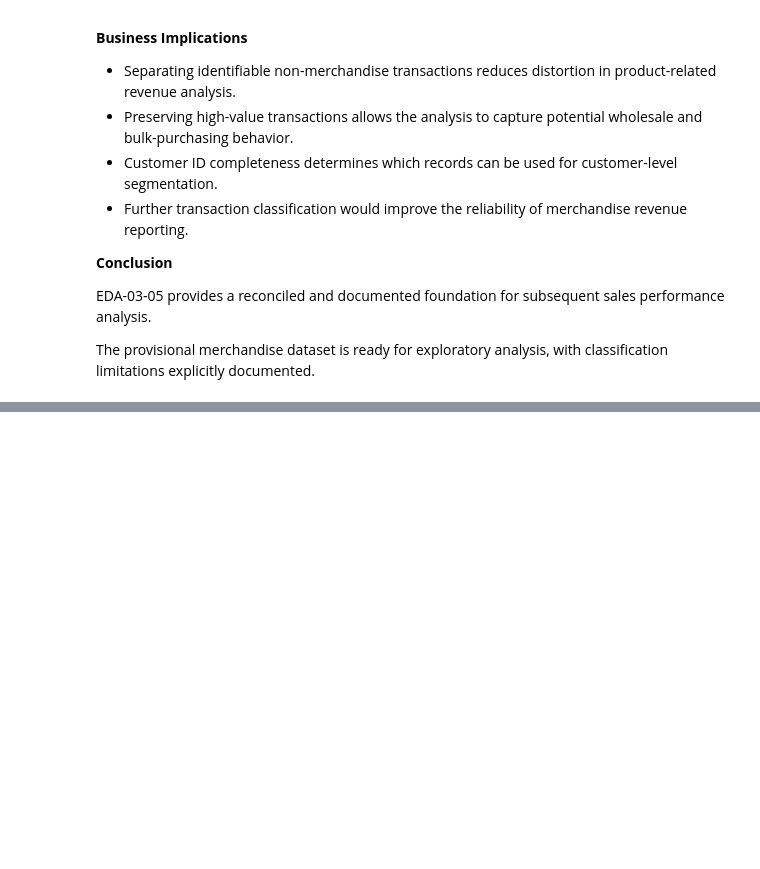
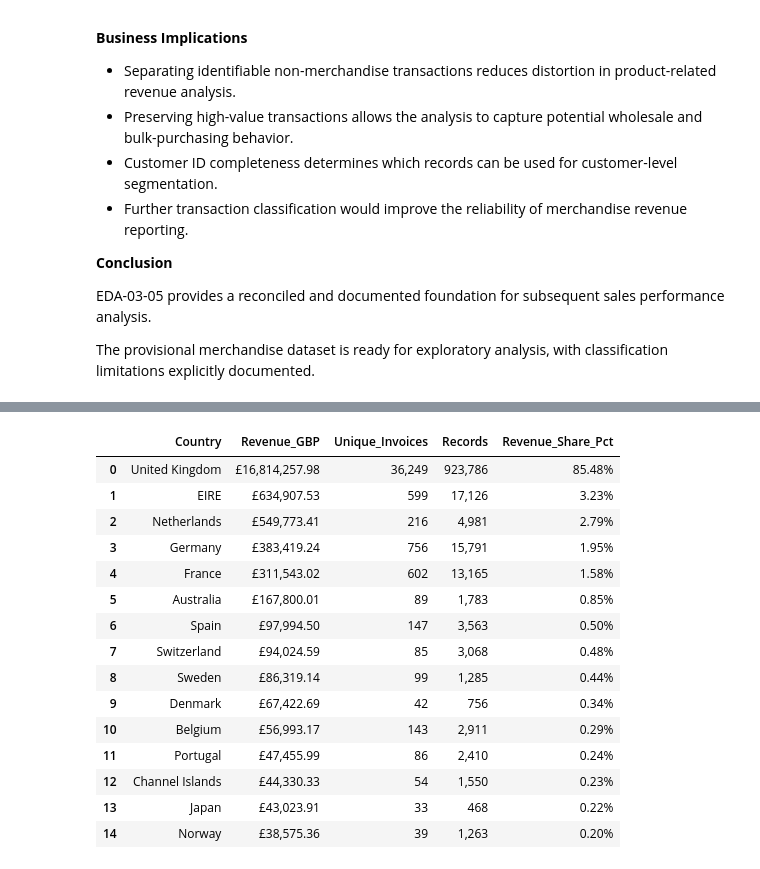
Before and after one commit to yoonjusong-analytics/ecommerce-customer-sales-analysis, a Jupyter notebook: notebooks/03_exploratory_data_analysis.ipynb, the cells around one changed output, grey strips where cells are left out. Cells and saved outputs as stored; diff of their text form; code cells hidden in the pictures; blank space fills up the shorter version.

```diff
--- a/notebooks/03_exploratory_data_analysis.ipynb
+++ b/notebooks/03_exploratory_data_analysis.ipynb
@@ -4238,0 +4208,94 @@ Product Total: £19,690,420.57
+# %%
+
+# EDA-04-03-01-01 | Country Sales Aggregation
+
+import pandas as pd
+import numpy as np
+
+# 1. Use provisional merchandise sales dataset
+geo_df = merchandise_sales_df.copy()
+
+# 2. Aggregate country-level performance
+country_sales_df = (
+    geo_df.groupby("Country", dropna=False)
+    .agg(
+        Revenue_GBP=("Sales", "sum"),
+        Unique_Invoices=("Invoice", "nunique"),
+        Records=("Invoice", "size")
+    )
+    .reset_index()
+)
+
+# 3. Calculate revenue share
+total_revenue = geo_df["Sales"].sum()
+
+country_sales_df["Revenue_Share_Pct"] = (
+    country_sales_df["Revenue_GBP"]
+    / total_revenue * 100
+)
+
+# 4. Sort by revenue
+country_sales_df = (
+    country_sales_df
+    .sort_values("Revenue_GBP", ascending=False)
+    .reset_index(drop=True)
+)
+
+# 5. Display formatted summary
+display(
+    country_sales_df.head(15).style.format({
+        "Revenue_GBP": "£{:,.2f}",
+        "Unique_Invoices": "{:,}",
+        "Records": "{:,}",
+        "Revenue_Share_Pct": "{:.2f}%"
+    })
+)
+
+# 6. Validation
+aggregated_revenue = country_sales_df["Revenue_GBP"].sum()
+aggregated_records = country_sales_df["Records"].sum()
+
+revenue_check = np.isclose(
+    aggregated_revenue, total_revenue
+)
+
+record_check = (
+    aggregated_records == len(geo_df)
+)
+
+share_check = np.isclose(
+    country_sales_df["Revenue_Share_Pct"].sum(),
+    100.0
+)
+
+print("\n=== Geographic Sales Summary ===")
+print(f"Total Countries: {len(country_sales_df):,}")
+print(f"Total Records: {aggregated_records:,}")
+print(f"Total Revenue: £{aggregated_revenue:,.2f}")
+
+print("\n=== Validation ===")
+print(f"Revenue Reconciliation: {revenue_check}")
+print(f"Record Reconciliation: {record_check}")
+print(f"Revenue Share Reconciliation: {share_check}")
+
+if all([revenue_check, record_check, share_check]):
+    print("\nEDA-04-03-01 Country Sales Aggregation: PASS")
+else:
+    print("\nEDA-04-03-01 Country Sales Aggregation: REVIEW")
+# %% [output]
+|  | Country | Revenue_GBP | Unique_Invoices | Records | Revenue_Share_Pct |
+| 0 | United Kingdom | £16,814,257.98 | 36,249 | 923,786 | 85.48% |
+| 1 | EIRE | £634,907.53 | 599 | 17,126 | 3.23% |
+| 2 | Netherlands | £549,773.41 | 216 | 4,981 | 2.79% |
+| 3 | Germany | £383,419.24 | 756 | 15,791 | 1.95% |
+| 4 | France | £311,543.02 | 602 | 13,165 | 1.58% |
+| 5 | Australia | £167,800.01 | 89 | 1,783 | 0.85% |
+| 6 | Spain | £97,994.50 | 147 | 3,563 | 0.50% |
+| 7 | Switzerland | £94,024.59 | 85 | 3,068 | 0.48% |
+| 8 | Sweden | £86,319.14 | 99 | 1,285 | 0.44% |
+| 9 | Denmark | £67,422.69 | 42 | 756 | 0.34% |
+| 10 | Belgium | £56,993.17 | 143 | 2,911 | 0.29% |
+| 11 | Portugal | £47,455.99 | 86 | 2,410 | 0.24% |
+| 12 | Channel Islands | £44,330.33 | 54 | 1,550 | 0.23% |
+| 13 | Japan | £43,023.91 | 33 | 468 | 0.22% |
+| 14 | Norway | £38,575.36 | 39 | 1,263 | 0.20% |
```
Also changed, not shown: parts of 189 cells of this notebook, 10 other files.
